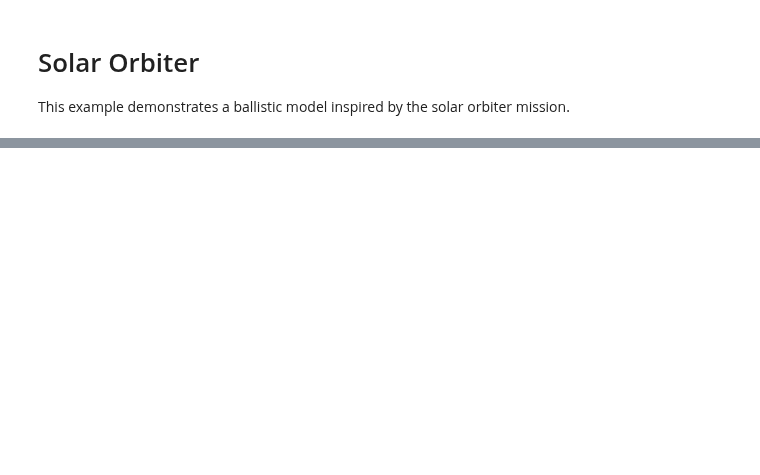
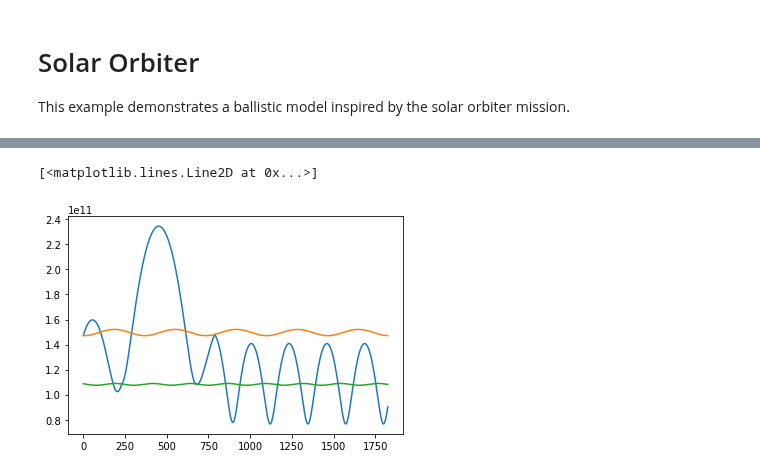
Before and after one commit to esa/pykep, a Jupyter notebook: doc/sphinx/examples/solar_orbiter.ipynb, the cells around one changed output, grey strips where cells are left out. Cells and saved outputs as stored; diff of their text form; code cells hidden in the pictures; blank space fills up the shorter version.

Commit message:
added inclination plot to solar orbiter notebook

```diff
--- a/doc/sphinx/examples/solar_orbiter.ipynb
+++ b/doc/sphinx/examples/solar_orbiter.ipynb
@@ -100,0 +105,26 @@ solar_orbiter.plot(pop.champion_x)
+# %%
+# Plot solar distance in AE
+timeframe = range(1,5*365)
+earth = jpl_lp("earth")
+venus = jpl_lp("venus")
+
+distances = []
+edistances = []
+vdistances = []
+
+for i in timeframe:
+    epoch = pop.champion_x[0]+i
+    pos, vel = solar_orbiter.eph(pop.champion_x, epoch)
+    epos, evel = earth.eph(epoch)
+    vpos, vvel = venus.eph(epoch)
+    distances.append(norm(pos))
+    edistances.append(norm(epos))
+    vdistances.append(norm(vpos))
+
+fig, ax = plt.subplots()
+ax.plot(list(timeframe), distances)
+ax.plot(list(timeframe), edistances)
+ax.plot(list(timeframe), vdistances)
+# %% [output]
+[<matplotlib.lines.Line2D at 0x...>]
+[figure, added]
```
Also changed, not shown: parts of 9 cells of this notebook.
